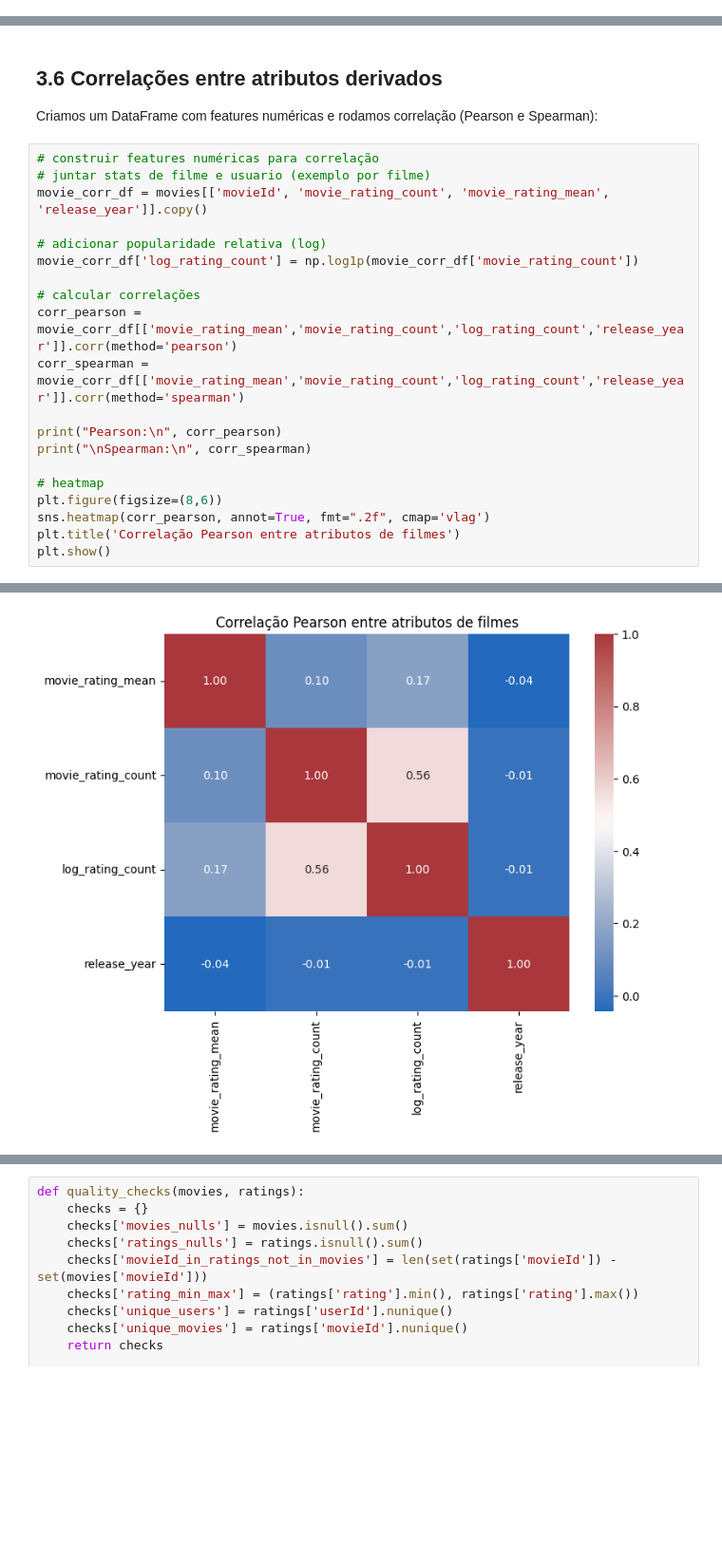
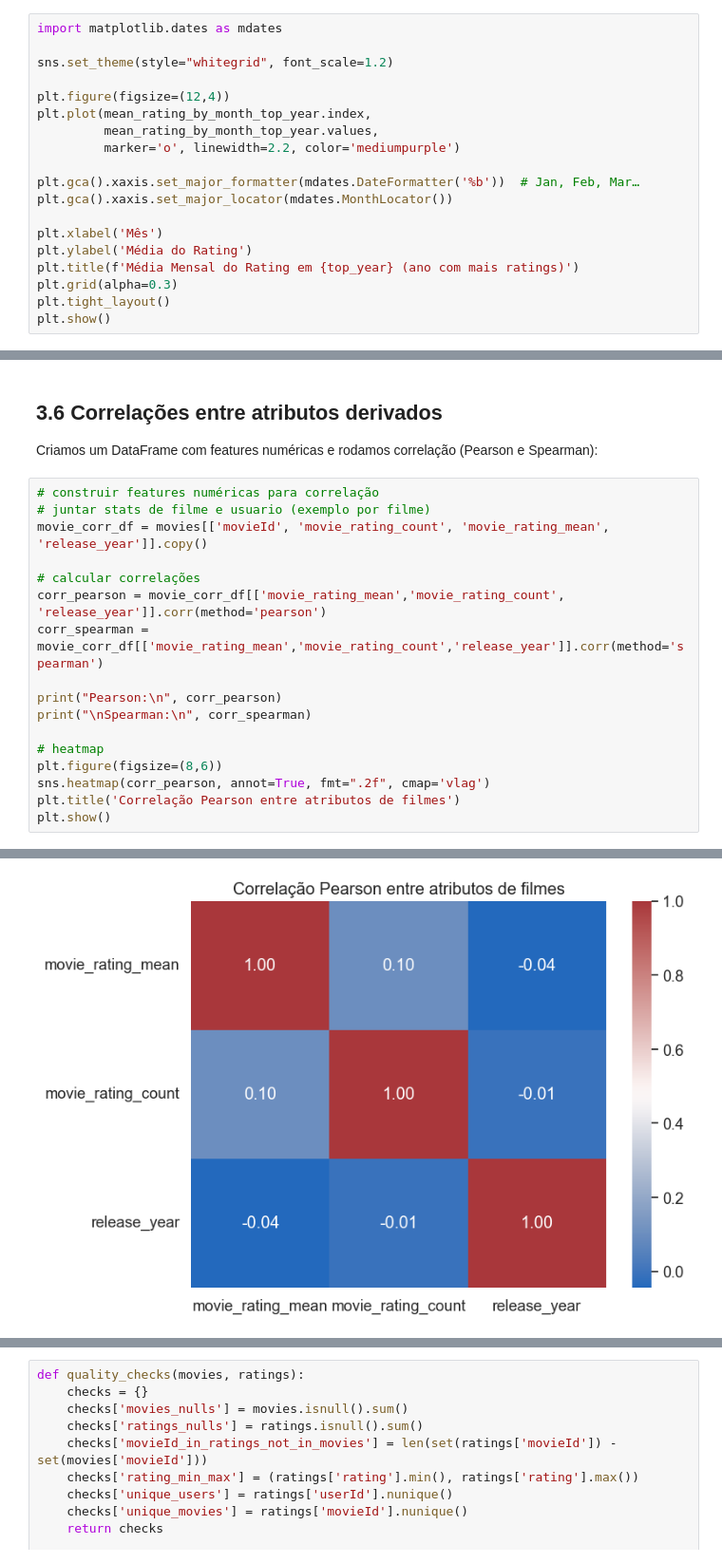
Before and after one commit to Enzooliveira29/AtividadeCD, a Jupyter notebook: notebooks/Trabalho2.ipynb, the cells around one changed output, grey strips where cells are left out. Shown at 95% size. Cells and saved outputs as stored; diff of their text form; blank space fills up the shorter version.

Commit message:
adiciona análises e perguntas sobre os dados

```diff
--- a/notebooks/Trabalho2.ipynb
+++ b/notebooks/Trabalho2.ipynb
@@ -440,0 +479,19 @@ plt.show()
+# %%
+import matplotlib.dates as mdates
+
+sns.set_theme(style="whitegrid", font_scale=1.2)
+
+plt.figure(figsize=(12,4))
+plt.plot(mean_rating_by_month_top_year.index,
+         mean_rating_by_month_top_year.values,
+         marker='o', linewidth=2.2, color='mediumpurple')
+
+plt.gca().xaxis.set_major_formatter(mdates.DateFormatter('%b'))  # Jan, Feb, Mar…
+plt.gca().xaxis.set_major_locator(mdates.MonthLocator())
+
+plt.xlabel('Mês')
+plt.ylabel('Média do Rating')
+plt.title(f'Média Mensal do Rating em {top_year} (ano com mais ratings)')
+plt.grid(alpha=0.3)
+plt.tight_layout()
+plt.show()
@@ -446,12 +557,9 @@ Criamos um DataFrame com features numéricas e rodamos correlação (Pearson e S
 # juntar stats de filme e usuario (exemplo por filme)
 movie_corr_df = movies[['movieId', 'movie_rating_count', 'movie_rating_mean', 'release_year']].copy()
 
-# adicionar popularidade relativa (log)
-movie_corr_df['log_rating_count'] = np.log1p(movie_corr_df['movie_rating_count'])
-
 # calcular correlações
-corr_pearson = movie_corr_df[['movie_rating_mean','movie_rating_count','log_rating_count','release_year']].corr(method='pearson')
-corr_spearman = movie_corr_df[['movie_rating_mean','movie_rating_count','log_rating_count','release_year']].corr(method='spearman')
+corr_pearson = movie_corr_df[['movie_rating_mean','movie_rating_count', 'release_year']].corr(method='pearson')
+corr_spearman = movie_corr_df[['movie_rating_mean','movie_rating_count','release_year']].corr(method='spearman')
 
 print("Pearson:\n", corr_pearson)
 print("\nSpearman:\n", corr_spearman)
@@ -482 +584 @@ release_year            1.000000
-[figure, old version]
+[figure, new version]
```
Also changed, not shown: parts of 56 cells of this notebook.
